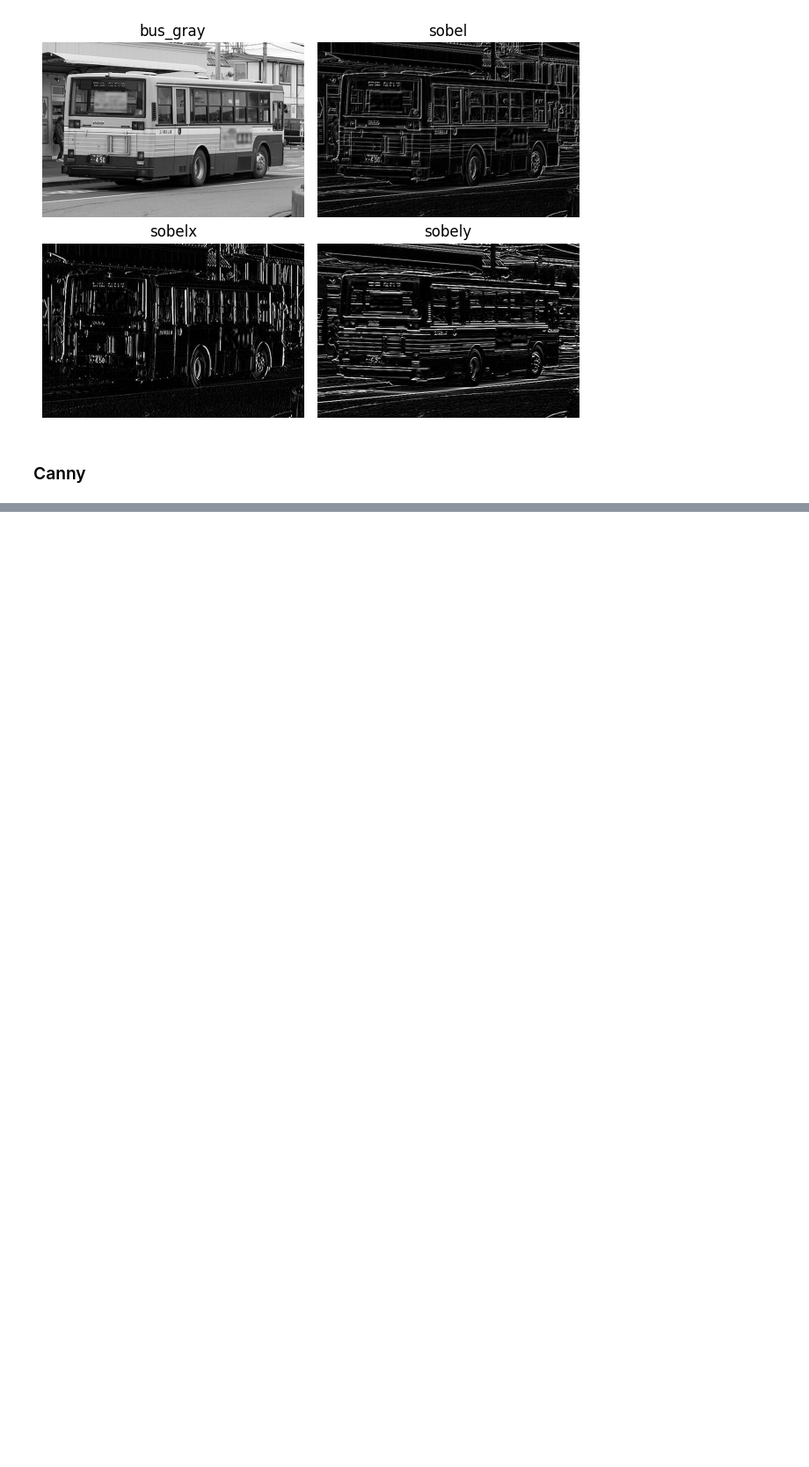
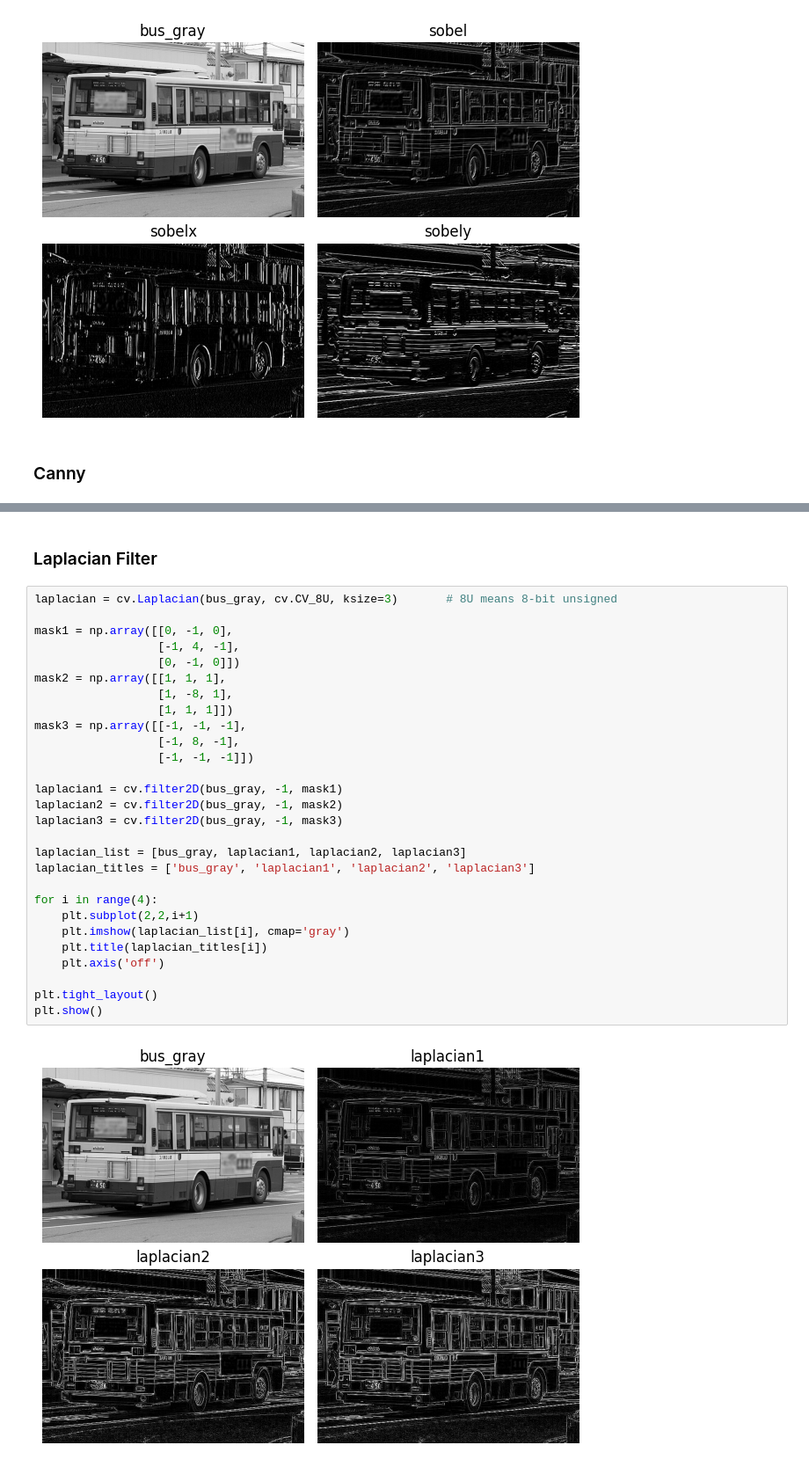
Before and after one commit to Sirius912/Computer_Vision, a Jupyter notebook: Lab2/Lab2.ipynb, the cells around one changed output, grey strips where cells are left out. Shown at 88% size. Cells and saved outputs as stored; diff of their text form; blank space fills up the shorter version.

```diff
--- a/Lab2/Lab2.ipynb
+++ b/Lab2/Lab2.ipynb
@@ -147 +148,33 @@ plt.show()
+# %% [markdown]
+### Laplacian Filter
+# %%
+laplacian = cv.Laplacian(bus_gray, cv.CV_8U, ksize=3)       # 8U means 8-bit unsigned
+
+mask1 = np.array([[0, -1, 0],
+                  [-1, 4, -1],
+                  [0, -1, 0]])
+mask2 = np.array([[1, 1, 1],
+                  [1, -8, 1],
+                  [1, 1, 1]])
+mask3 = np.array([[-1, -1, -1],
+                  [-1, 8, -1],
+                  [-1, -1, -1]])
+
+laplacian1 = cv.filter2D(bus_gray, -1, mask1)
+laplacian2 = cv.filter2D(bus_gray, -1, mask2)
+laplacian3 = cv.filter2D(bus_gray, -1, mask3)
+
+laplacian_list = [bus_gray, laplacian1, laplacian2, laplacian3]
+laplacian_titles = ['bus_gray', 'laplacian1', 'laplacian2', 'laplacian3']
+
+for i in range(4):
+    plt.subplot(2,2,i+1)
+    plt.imshow(laplacian_list[i], cmap='gray')
+    plt.title(laplacian_titles[i])
+    plt.axis('off')
+
+plt.tight_layout()
+plt.show()
+# %% [output]
+[figure, added]
 # %% [markdown]
```
Also changed, not shown: parts of 6 cells of this notebook, 2 other files.
